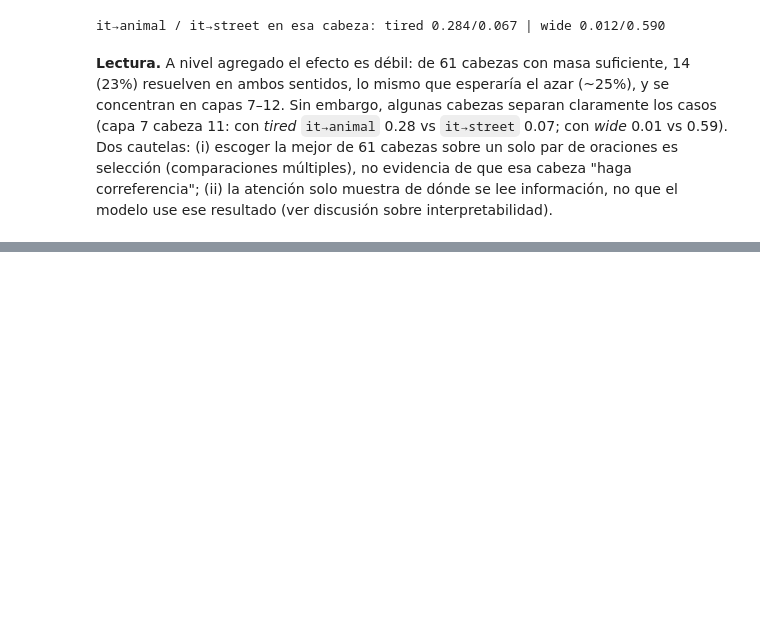
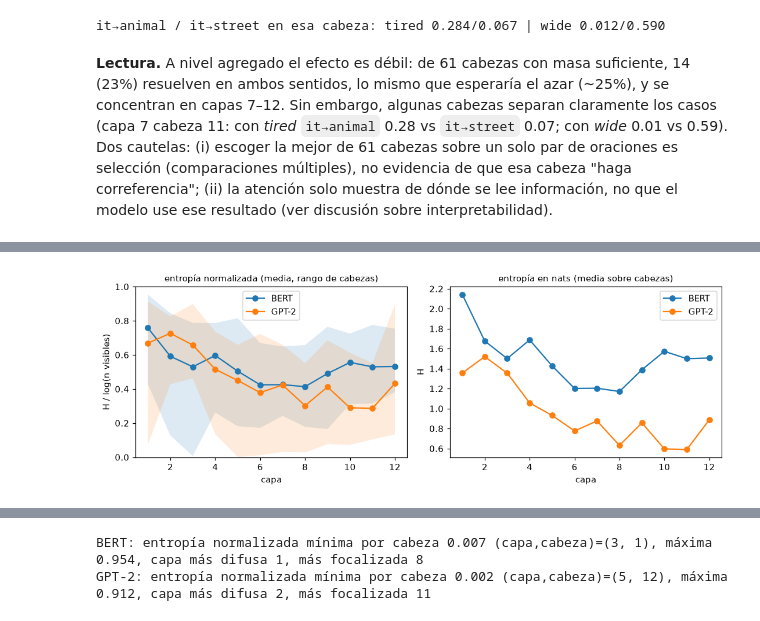
Before and after one commit to AscencioSIUU/deepLearning, a Jupyter notebook: labs/hdb-transformers/notebook.ipynb, the cells around one changed output, grey strips where cells are left out. Drawn from its saved outputs; the diff is of its cells as text; code cells hidden in the pictures; blank space fills up the shorter version.

```diff
--- a/labs/hdb-transformers/notebook.ipynb
+++ b/labs/hdb-transformers/notebook.ipynb
@@ -325,0 +388,33 @@ muestra de dónde se lee información, no que el modelo use ese resultado (ver d
+# %%
+sentences = [
+    "The animal didn't cross the street because it was too tired.",
+    "Scientists discovered a new species of frog in the rainforest last year.",
+    "She opened the old book and began to read the first chapter aloud to her brother.",
+    "The central bank raised interest rates again to fight inflation, surprising many analysts.",
+    "Neural networks learn representations by adjusting millions of parameters with gradient descent.",
+    "After the storm passed, the villagers gathered in the square to repair the broken bridge together.",
+]
+
+def norm_entropy(A, causal):
+    L, H, T, _ = A.shape
+    ent = -(A * torch.log(A.clamp_min(1e-12))).sum(-1)                            # (L, H, T)
+    visible = torch.arange(1, T + 1).float() if causal else torch.full((T,), float(T))
+    ent_n = ent / torch.log(visible)                                               # en [0, 1]
+    return (ent_n[:, :, 1:] if causal else ent_n).mean(-1), (ent[:, :, 1:] if causal else ent).mean(-1)   # (L, H)
+
+res = {}
+for name, tok, model, causal in [("BERT", bert_tok, bert, False), ("GPT-2", gpt_tok, gpt, True)]:
+    per = [norm_entropy(get_attn(tok, model, s)[0], causal) for s in sentences]
+    res[name] = (torch.stack([p[0] for p in per]).mean(0), torch.stack([p[1] for p in per]).mean(0))   # (L, H) promediado sobre oraciones
+
+fig, axs = plt.subplots(1, 2, figsize=(10, 3.6))
+for name, (en, er) in res.items():
+    x = np.arange(1, 13)
+    axs[0].plot(x, en.mean(1), "o-", label=name); axs[0].fill_between(x, en.min(1).values, en.max(1).values, alpha=0.15)
+    axs[1].plot(x, er.mean(1), "o-", label=name)
+axs[0].set(title="entropía normalizada (media, rango de cabezas)", xlabel="capa", ylabel="H / log(n visibles)", ylim=(0, 1)); axs[0].legend()
+axs[1].set(title="entropía en nats (media sobre cabezas)", xlabel="capa", ylabel="H"); axs[1].legend()
+plt.tight_layout(); plt.savefig("entropy.png", dpi=150); plt.show()
+pd.DataFrame({f"{n} (norm.)": [round(float(e.mean(1)[l]), 3) for l in range(12)] for n, (e, _) in res.items()}, index=range(1, 13)).T
+# %% [output]
+[figure, added]
@@ -325,0 +424,8 @@ muestra de dónde se lee información, no que el modelo use ese resultado (ver d
+# %%
+# entropía mínima y máxima por cabeza: ¿hay cabezas muy focalizadas en cada modelo?
+for n, (e, _) in res.items():
+    print(f"{n}: entropía normalizada mínima por cabeza {e.min():.3f} (capa,cabeza)={tuple(int(i)+1 for i in np.unravel_index(int(e.argmin()), e.shape))}, "
+          f"máxima {e.max():.3f}, capa más difusa {int(e.mean(1).argmax())+1}, más focalizada {int(e.mean(1).argmin())+1}")
+# %% [output]
+BERT: entropía normalizada mínima por cabeza 0.007 (capa,cabeza)=(3, 1), máxima 0.954, capa más difusa 1, más focalizada 8
+GPT-2: entropía normalizada mínima por cabeza 0.002 (capa,cabeza)=(5, 12), máxima 0.912, capa más difusa 2, más focalizada 11
```
Also changed, not shown: parts of 7 cells of this notebook, 4 other files.
